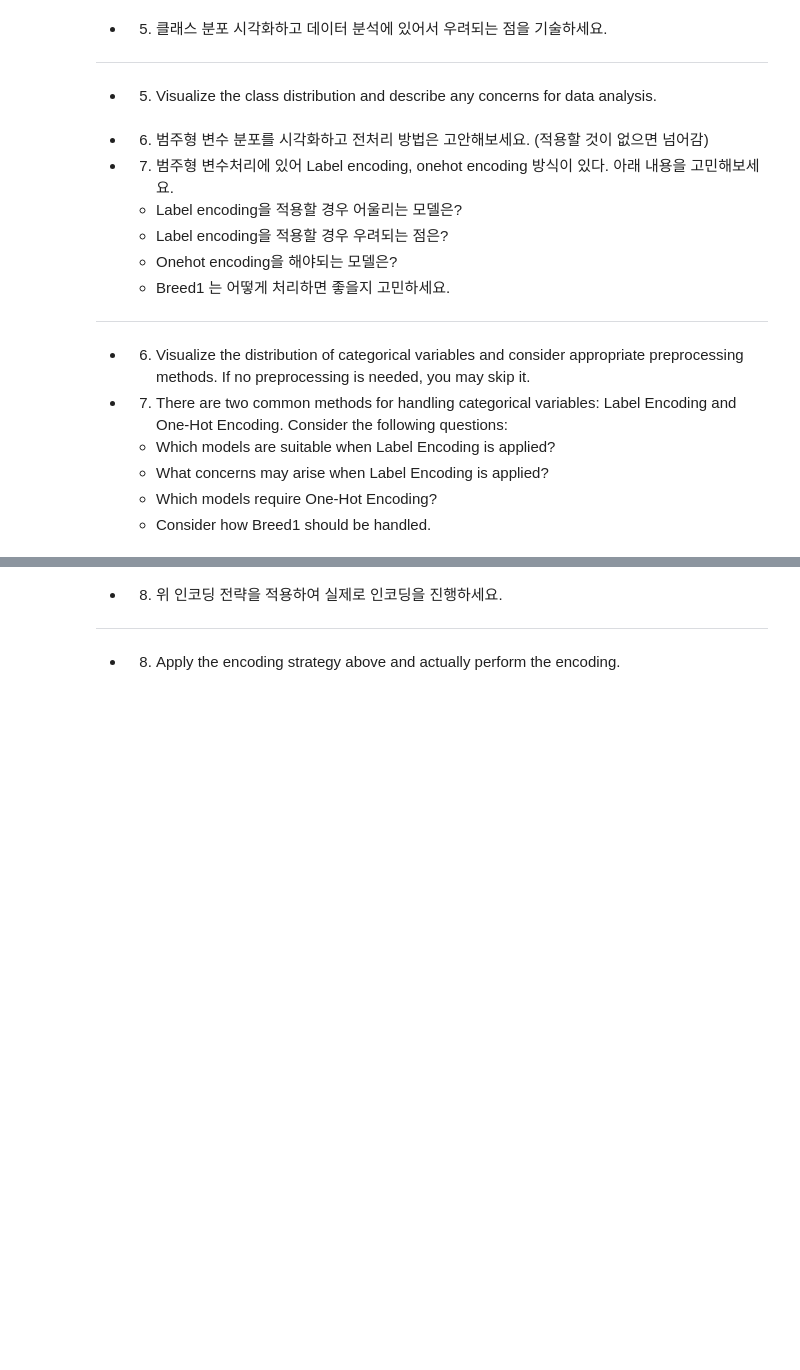
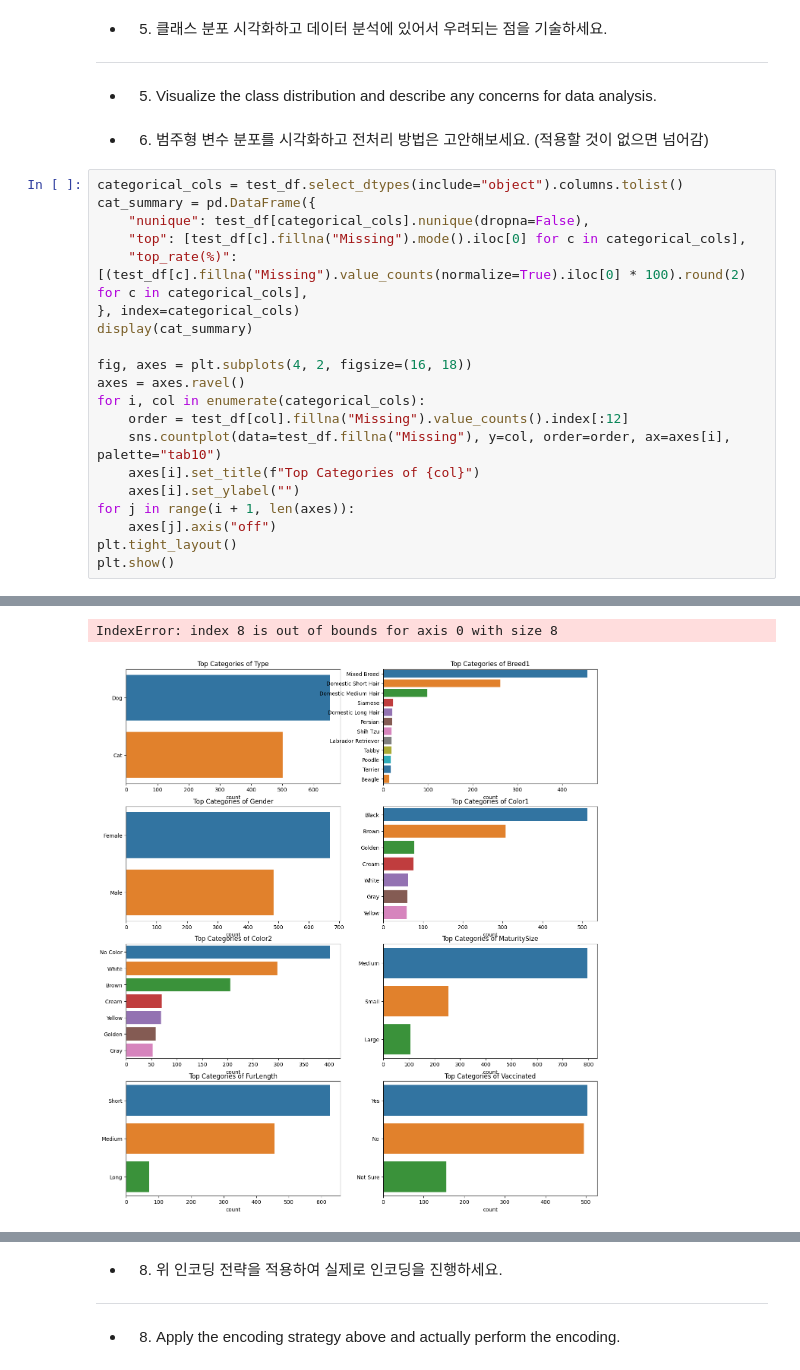
Before and after one commit to seongwwww/bigdata_07, a Jupyter notebook: problem.ipynb, the cells around one changed output, grey strips where cells are left out. Drawn from its saved outputs; the diff is of its cells as text; blank space fills up the shorter version.

```diff
--- a/problem.ipynb
+++ b/problem.ipynb
@@ -135,17 +169,24 @@ NameError: name 'sns' is not defined
 - 5. Visualize the class distribution and describe any concerns for data analysis.
 # %% [markdown]
 - 6. 범주형 변수 분포를 시각화하고 전처리 방법은 고안해보세요. (적용할 것이 없으면 넘어감)
-- 7. 범주형 변수처리에 있어 Label encoding, onehot encoding 방식이 있다. 아래 내용을 고민해보세요.
-
-    - Label encoding을 적용할 경우 어울리는 모델은?
-    - Label encoding을 적용할 경우 우려되는 점은?
-    - Onehot encoding을 해야되는 모델은?
-    - Breed1 는 어떻게 처리하면 좋을지 고민하세요.
-
---------------------------------------------------
-- 6. Visualize the distribution of categorical variables and consider appropriate preprocessing methods. If no preprocessing is needed, you may skip it.
-- 7. There are two common methods for handling categorical variables: Label Encoding and One-Hot Encoding. Consider the following questions:
-    - Which models are suitable when Label Encoding is applied?
-    - What concerns may arise when Label Encoding is applied?
-    - Which models require One-Hot Encoding?
-    - Consider how Breed1 should be handled.
+# %%
+categorical_cols = test_df.select_dtypes(include="object").columns.tolist()
+cat_summary = pd.DataFrame({
+    "nunique": test_df[categorical_cols].nunique(dropna=False),
+    "top": [test_df[c].fillna("Missing").mode().iloc[0] for c in categorical_cols],
+    "top_rate(%)": [(test_df[c].fillna("Missing").value_counts(normalize=True).iloc[0] * 100).round(2) for c in categorical_cols],
+}, index=categorical_cols)
+display(cat_summary)
+
+fig, axes = plt.subplots(4, 2, figsize=(16, 18))
+axes = axes.ravel()
+for i, col in enumerate(categorical_cols):
+    order = test_df[col].fillna("Missing").value_counts().index[:12]
+    sns.countplot(data=test_df.fillna("Missing"), y=col, order=order, ax=axes[i], palette="tab10")
+    axes[i].set_title(f"Top Categories of {col}")
+    axes[i].set_ylabel("")
+for j in range(i + 1, len(axes)):
+    axes[j].axis("off")
+plt.tight_layout()
+plt.show()
+# %% [output]
@@ -151,0 +205,2 @@ NameError: name 'sns' is not defined
+IndexError: index 8 is out of bounds for axis 0 with size 8
+[figure, added]
```
Also changed, not shown: parts of 18 cells of this notebook.
